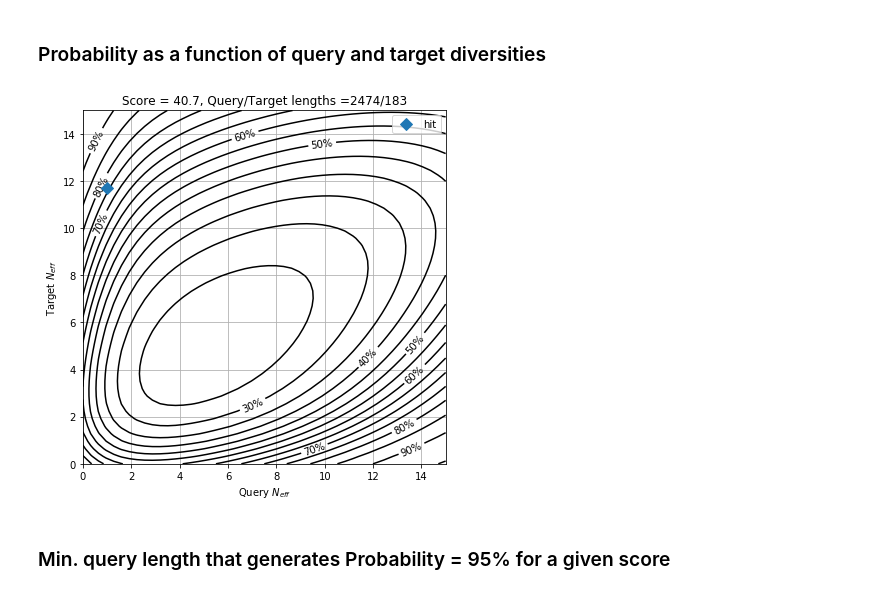
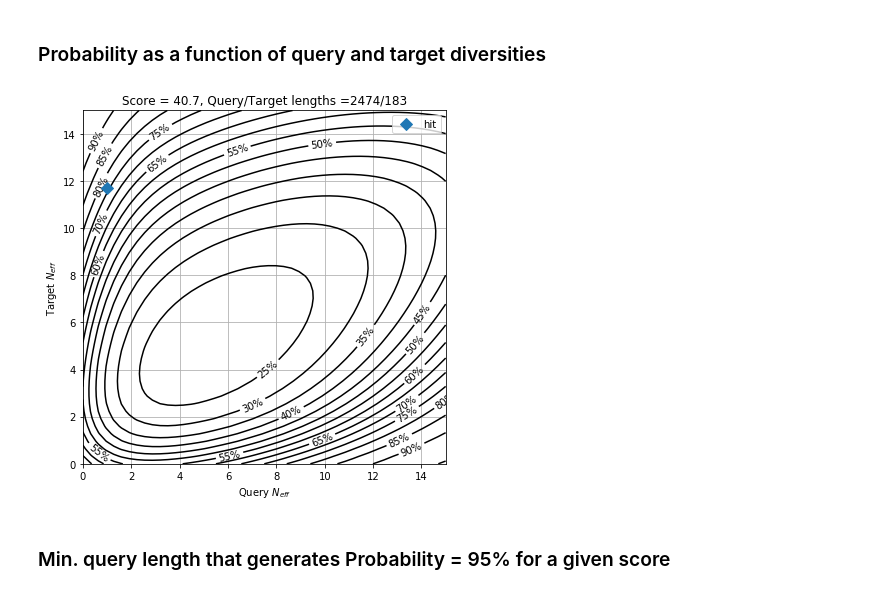
Before and after one commit to Gorbalenya-Lab/hh-suite-notebooks, a Jupyter notebook: test_score.ipynb, the cells around one changed output. Drawn from its saved outputs; the diff is of its cells as text; code cells hidden in the pictures.

```diff
--- a/test_score.ipynb
+++ b/test_score.ipynb
@@ -375,20 +379,20 @@ testNeff(P, getProbabNeff, h)
 # %%
 fig, ax = plt.subplots()
 fig.set_size_inches(6.5,6.5)
 ax.set_title('Score = ' + ('%4.1f' % hit.score) + ', Query/Target lengths =' + str(hit.q_L) + '/' + str(hit.t_L))
 ax.set_xlabel('Query $N_{eff}$')
 ax.set_ylabel('Target $N_{eff}$')
 
 levels = np.arange(0, 100, 5)
 p = ax.contour(X, Y, P, levels=levels, colors='k')
-ax.clabel(p, levels[0::2], inline=1, fmt='%2.0f%%', fontsize=10)
+ax.clabel(p, levels[0::1], inline=1, fmt='%2.0f%%', fontsize=10)
 ax.plot([hit.q_Neff], [hit.t_Neff], zorder=4, linestyle='', label='hit', marker='D', c=color, markersize=8)
 ax.legend()
 ax.grid(True)
 pdffile = '{}-{}-qt-neff.pdf'.format(hits[0].query, hits[0].target)
 plt.savefig(pdffile, format='PDF')
 # %% [output]
-[figure, old version]
+[figure, new version]
 # %% [markdown]
 ### Min. query length that generates Probability = 95% for a given score
 # %% [markdown]
```
Also changed, not shown: parts of 2 cells of this notebook, 13 other files.
